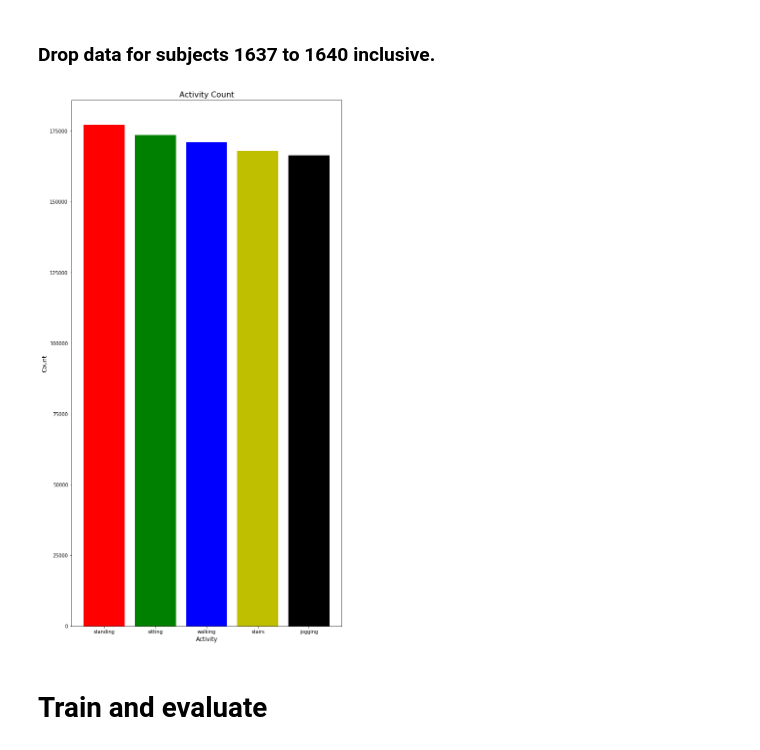
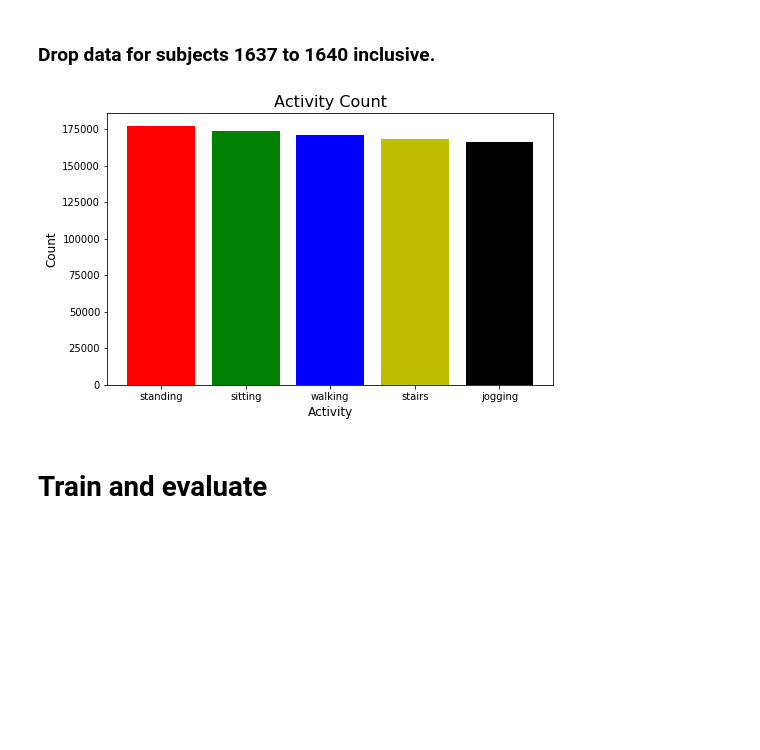
Before and after one commit to rayed-therap/human-activity-recognition-smartwartch, a Jupyter notebook: har.ipynb, the cells around one changed output. Drawn from its saved outputs; the diff is of its cells as text; code cells hidden in the pictures; blank space fills up the shorter version.

```diff
--- a/har.ipynb
+++ b/har.ipynb
@@ -156,14 +156,14 @@ har_df = har_df.loc[~har_df['subject'].isin([1637, 1638, 1639, 1640])].reset_ind
 # %%
 activity_count = har_df.activity.value_counts()
 
-fig, ax = plt.subplots(figsize=(10,20))
+fig, ax = plt.subplots(figsize=(8,5))
 ax.bar(activity_count.index, activity_count.values, color=['r', 'g', 'b', 'y', 'k'])
 ax.set_title('Activity Count', {'fontsize': 16})
 ax.set_xlabel('Activity', {'fontsize': 12})
 ax.set_ylabel('Count', {'fontsize': 12})
-ax.figure.savefig('images/activity_count.svg')
+ax.figure.savefig('activity_count.png')
 # %% [output]
-[figure, old version]
+[figure, new version]
 # %% [markdown]
 # Train and evaluate
 # %%
```
Also changed, not shown: 1 other file.
